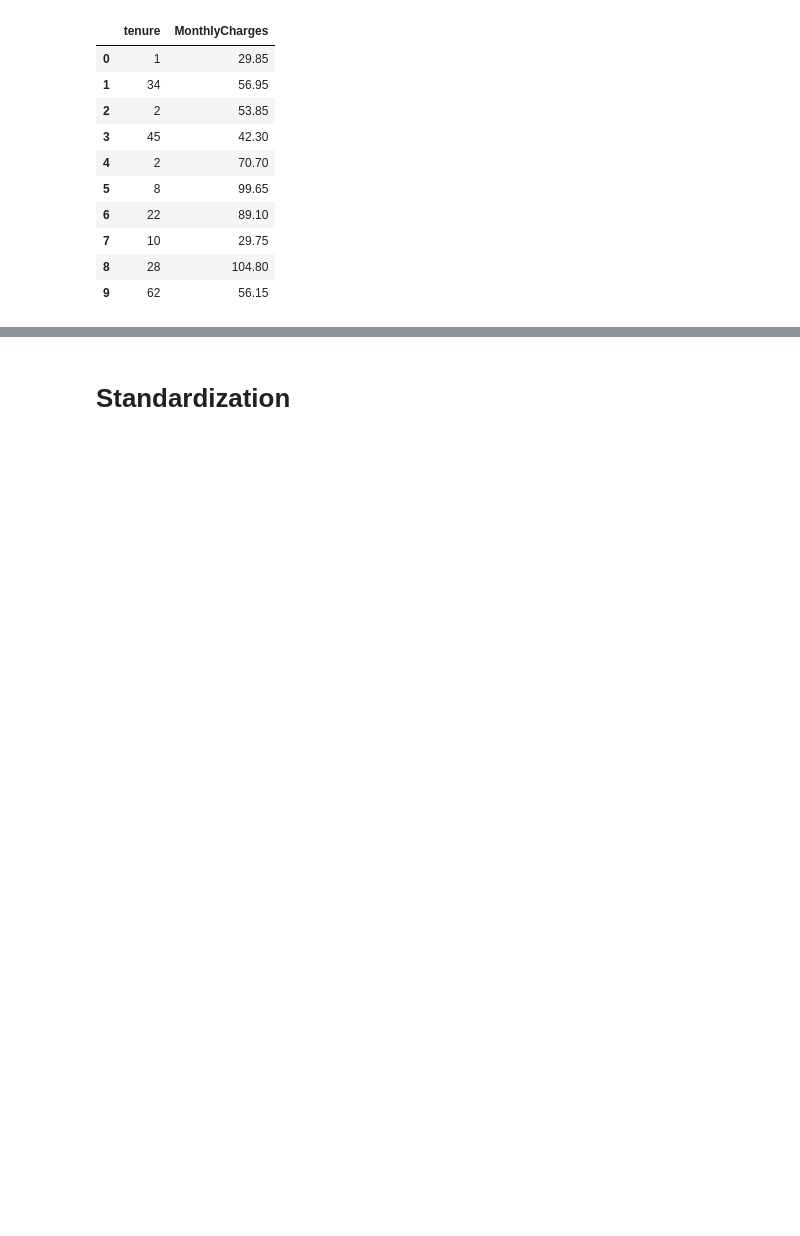
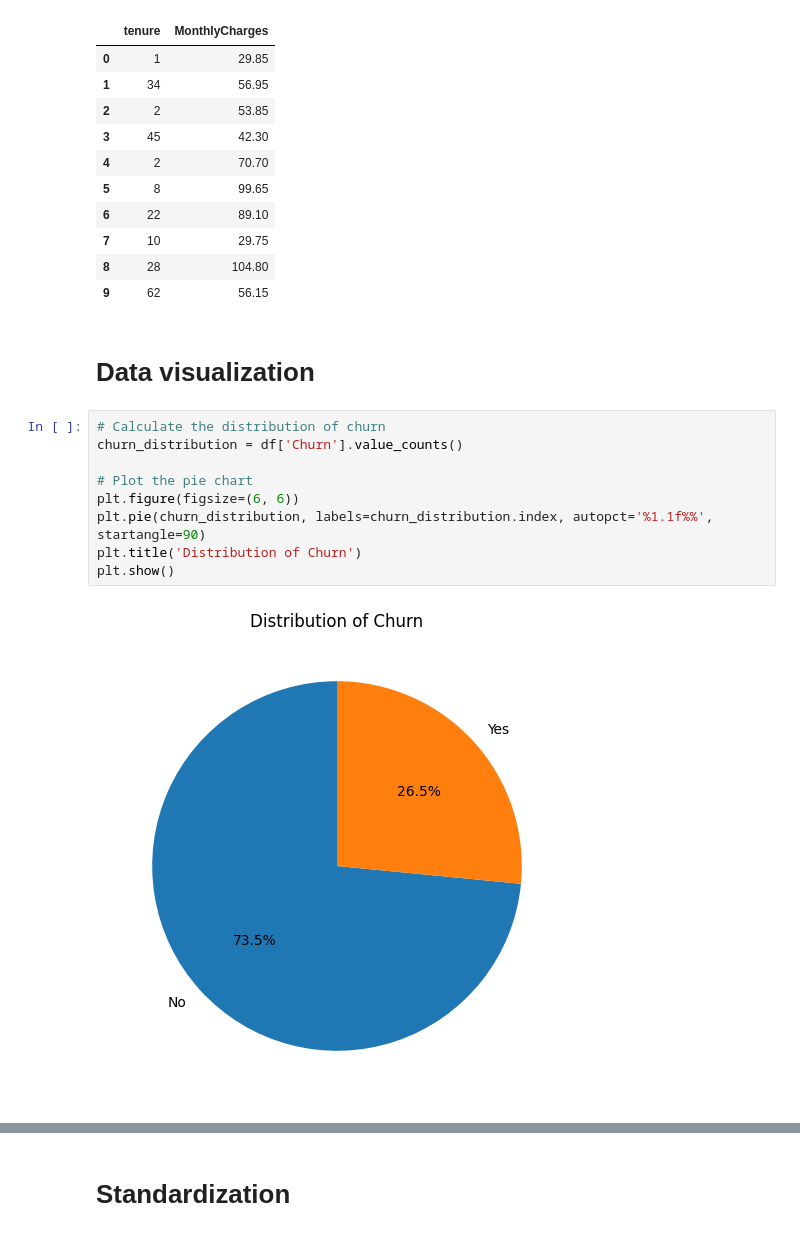
Before and after one commit to TheSyx04/project-1, a Jupyter notebook: data/process_dataset_2.ipynb, the cells around one changed output, grey strips where cells are left out. Saved outputs shown, nothing was run; the diff lists cells and outputs as text; blank space fills up the shorter version.

```diff
--- a/data/process_dataset_2.ipynb
+++ b/data/process_dataset_2.ipynb
@@ -99,3 +101,16 @@ X.head(10)
 | 7 | 10 | 29.75 |
 | 8 | 28 | 104.80 |
 | 9 | 62 | 56.15 |
+# %% [markdown]
+# Data visualization
+# %%
+# Calculate the distribution of churn
+churn_distribution = df['Churn'].value_counts()
+
+# Plot the pie chart
+plt.figure(figsize=(6, 6))
+plt.pie(churn_distribution, labels=churn_distribution.index, autopct='%1.1f%%', startangle=90)
+plt.title('Distribution of Churn')
+plt.show()
+# %% [output]
+[figure, added]
```
Also changed, not shown: parts of 9 cells of this notebook, 1 other file.
